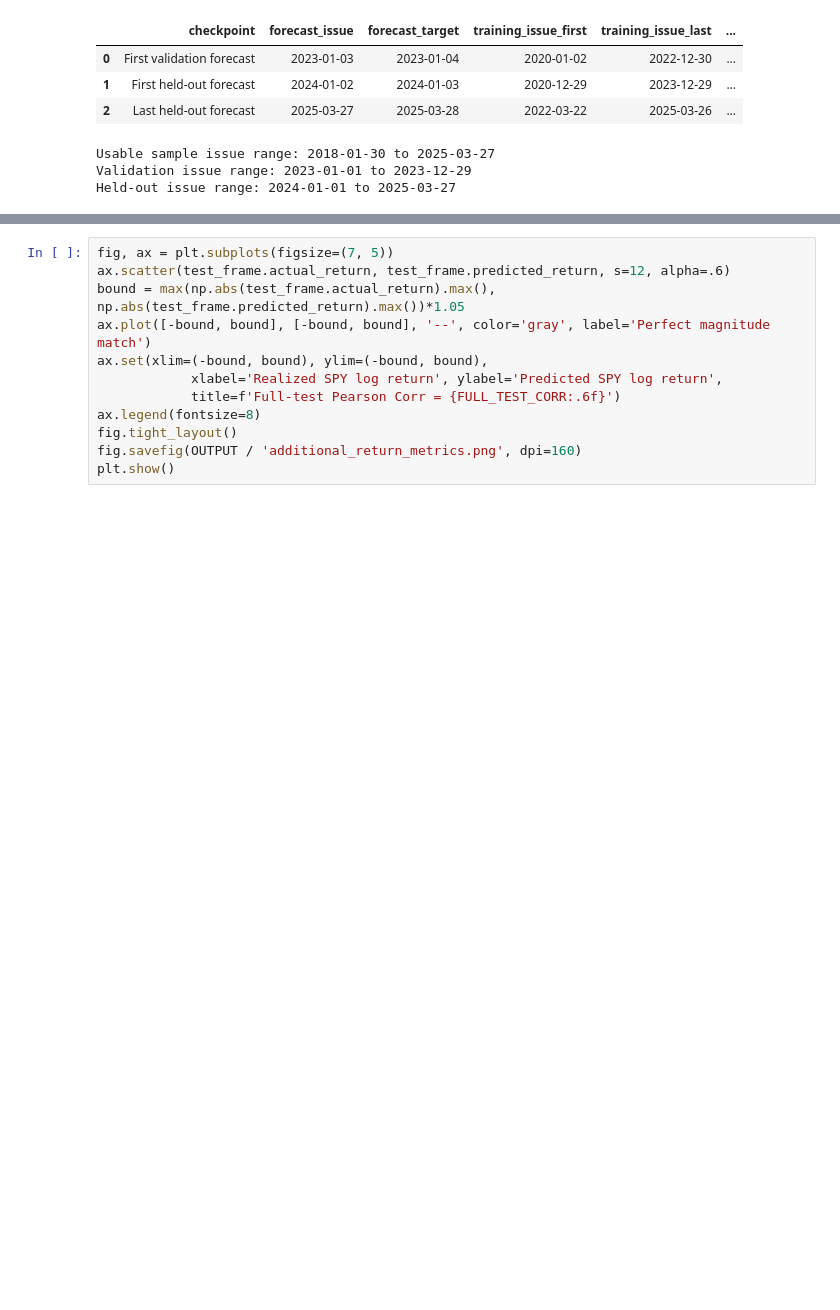
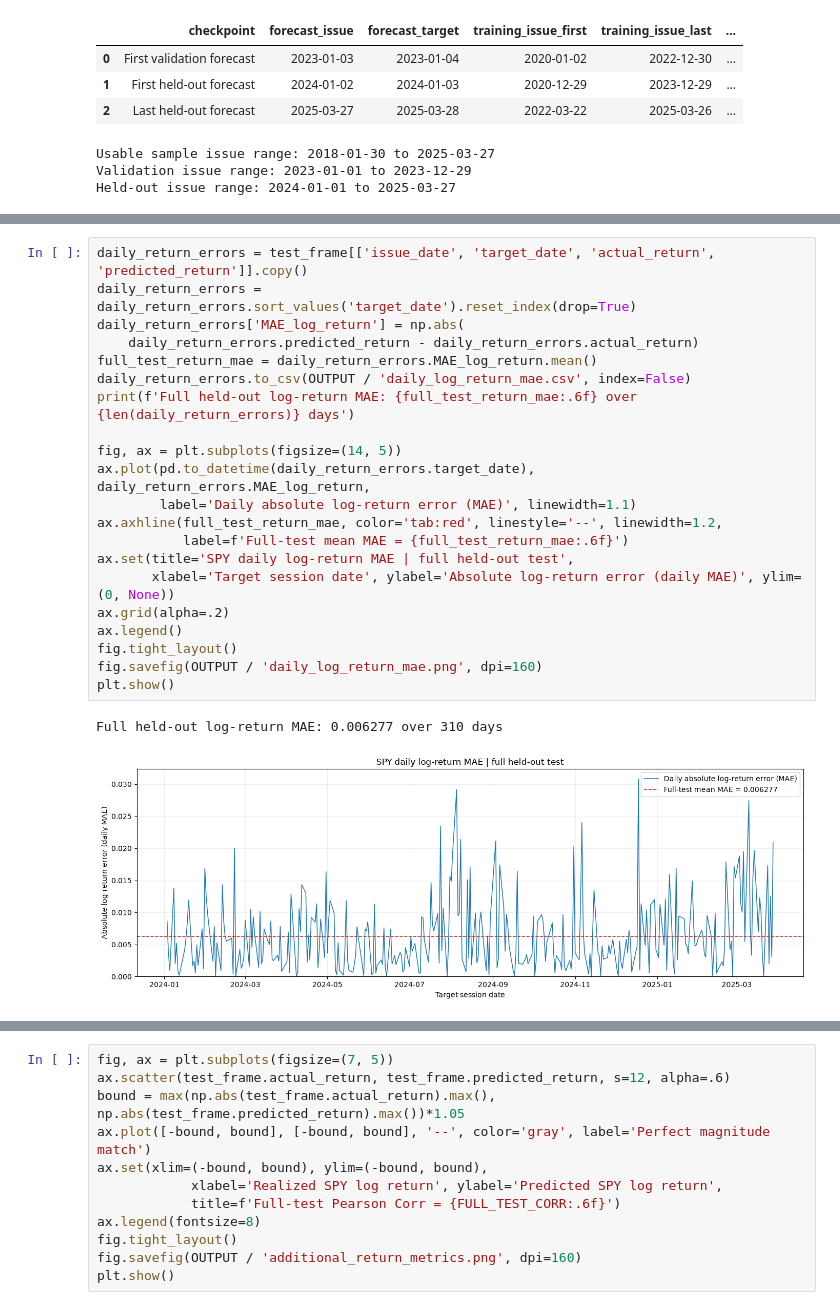
Before and after one commit to Hardy-Z/My_Trading_System, a Jupyter notebook: Signature_Price_Forecast/signature_price_forecast.ipynb, the cells around one changed output, grey strips where cells are left out. Cells and saved outputs as stored; diff of their text form; blank space fills up the shorter version.

```diff
--- a/Signature_Price_Forecast/signature_price_forecast.ipynb
+++ b/Signature_Price_Forecast/signature_price_forecast.ipynb
@@ -389,0 +402,24 @@ Last-close baseline MAE: 3.812 USD
+# %%
+daily_return_errors = test_frame[['issue_date', 'target_date', 'actual_return', 'predicted_return']].copy()
+daily_return_errors = daily_return_errors.sort_values('target_date').reset_index(drop=True)
+daily_return_errors['MAE_log_return'] = np.abs(
+    daily_return_errors.predicted_return - daily_return_errors.actual_return)
+full_test_return_mae = daily_return_errors.MAE_log_return.mean()
+daily_return_errors.to_csv(OUTPUT / 'daily_log_return_mae.csv', index=False)
+print(f'Full held-out log-return MAE: {full_test_return_mae:.6f} over {len(daily_return_errors)} days')
+
+fig, ax = plt.subplots(figsize=(14, 5))
+ax.plot(pd.to_datetime(daily_return_errors.target_date), daily_return_errors.MAE_log_return,
+        label='Daily absolute log-return error (MAE)', linewidth=1.1)
+ax.axhline(full_test_return_mae, color='tab:red', linestyle='--', linewidth=1.2,
+           label=f'Full-test mean MAE = {full_test_return_mae:.6f}')
+ax.set(title='SPY daily log-return MAE | full held-out test',
+       xlabel='Target session date', ylabel='Absolute log-return error (daily MAE)', ylim=(0, None))
+ax.grid(alpha=.2)
+ax.legend()
+fig.tight_layout()
+fig.savefig(OUTPUT / 'daily_log_return_mae.png', dpi=160)
+plt.show()
+# %% [output]
+Full held-out log-return MAE: 0.006277 over 310 days
+[figure, added]
```
Also changed, not shown: parts of 22 cells of this notebook, 26 other files.
